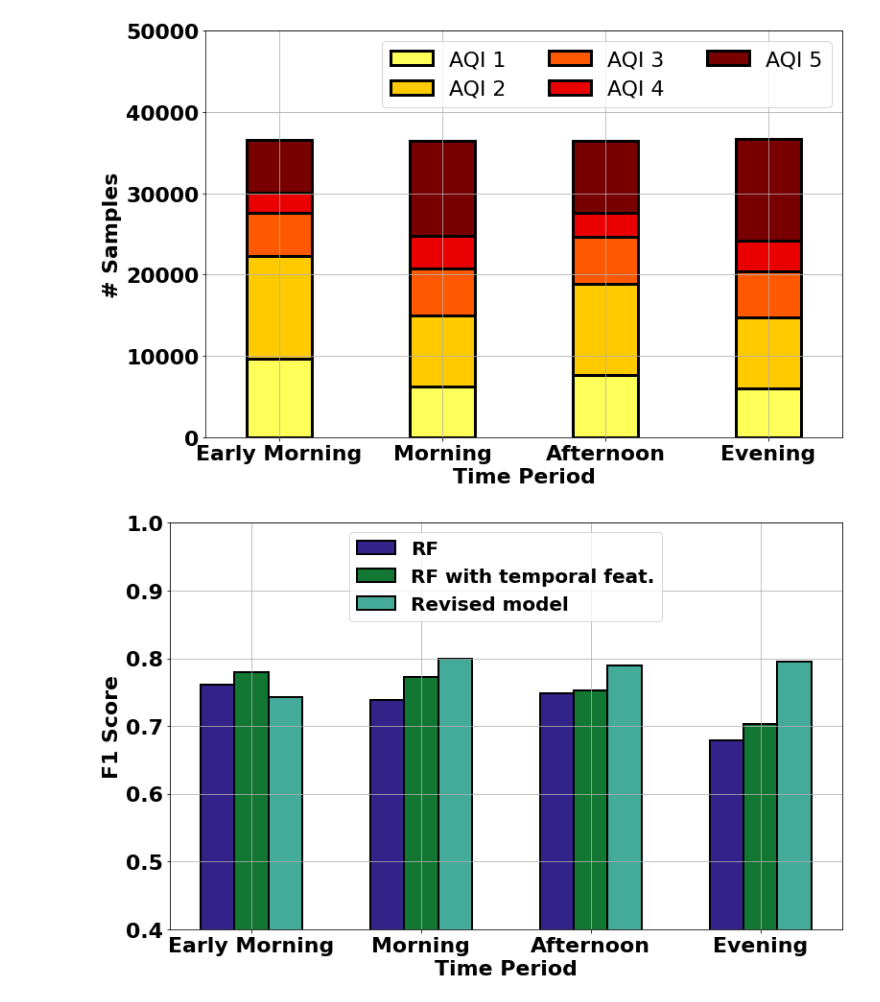
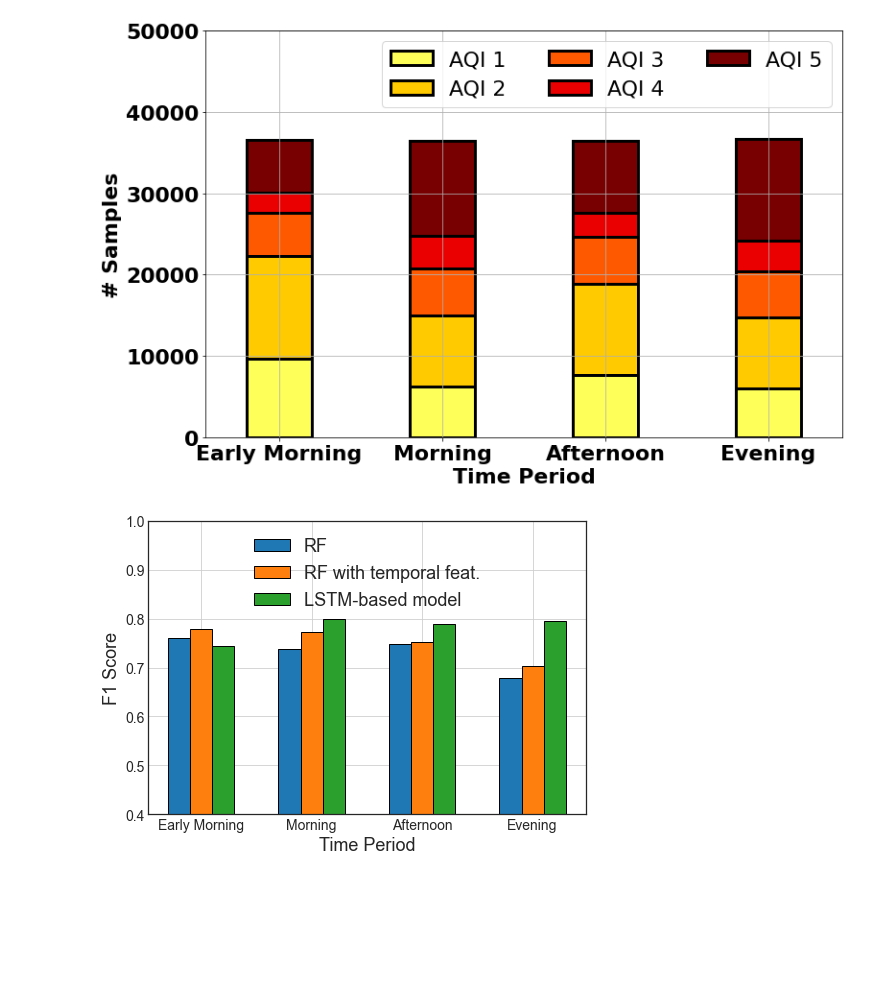
Before and after one commit to prasenjit52282/AQuaMoHo, a Jupyter notebook: plot.ipynb, the cells around one changed output. Saved outputs shown, nothing was run; the diff lists cells and outputs as text; code cells hidden in the pictures; blank space fills up the shorter version.

Commit message:
time zone performance plots are restyled

```diff
--- a/plot.ipynb
+++ b/plot.ipynb
@@ -564,8 +564,10 @@ from sklearn.metrics import f1_score,confusion_matrix
 import matplotlib.pyplot as plt
 from library.constants import *
 from IPython.display import clear_output
+import seaborn as sns
+plt.style.use('seaborn-white')
 
-color=["#332288","#117733","#44AA99","#88CCEE","#DDCC77","#CC6677"]
+color=sns.color_palette()#["#332288","#117733","#44AA99","#88CCEE","#DDCC77","#CC6677"]
 
 def cal_F1_score(model,index):
     y_true = model.y_test[index]
@@ -621,45 +623,45 @@ rnn_f1=calculate_timezone_perf(rnn)
 rf_f1=calculate_timezone_perf(rf)
 rf_old_f1=calculate_timezone_perf(rf_old)
 # %%
-fig, ax = plt.subplots(figsize=figsize)
+fig, ax = plt.subplots(figsize=(7,5))
 #RF OLD
 ax.bar(x=np.array([1,2,3,4])-0.2,height=rf_old_f1.values(),align='center', alpha=1, ecolor='k',
        capsize=10,color=color[0],
-       width=0.2,ec='k',linewidth=linewidth-2,
+       width=0.2,ec='k',linewidth=1,
        error_kw =dict(linestyle='-',linewidth=linewidth-1, color='black',markeredgewidth=linewidth-1),label="RF")
 
 #RF
 ax.bar(x=np.array([1,2,3,4]),height=rf_f1.values(),align='center', alpha=1, ecolor='k',
        capsize=10,color=color[1],
-       width=0.2,ec='k',linewidth=linewidth-2,#hatch='oo',
+       width=0.2,ec='k',linewidth=1,#hatch='oo',
        error_kw =dict(linestyle='-',linewidth=linewidth-1, color='black',markeredgewidth=linewidth-1),label="RF with temporal feat.")
 #RNN
 ax.bar(x=np.array([1,2,3,4])+0.2,height=rnn_f1.values(), #GP
        align='center', alpha=1, ecolor='k',
        capsize=10,color=color[2],
-       width=0.2,ec='k',linewidth=linewidth-2,#hatch='//',
-       error_kw =dict(linestyle='-',linewidth=linewidth-1, color='black',markeredgewidth=linewidth-1),label="Revised model")
+       width=0.2,ec='k',linewidth=1,#hatch='//',
+       error_kw =dict(linestyle='-',linewidth=linewidth-1, color='black',markeredgewidth=linewidth-1),label="LSTM-based model")
 
 ax.set_ylim(0.4,1.0)
 
-ax.set_xlabel("Time Period",fontsize=fontsize, fontweight='bold')
-ax.set_ylabel("F1 Score",fontsize=fontsize, fontweight='bold')
+ax.set_xlabel("Time Period",fontsize=18)
+ax.set_ylabel("F1 Score",fontsize=18)
 
 ax.set_xticks([1,2,3,4])
-ax.set_xticklabels(["Early Morning","Morning","Afternoon","Evening"],fontsize=fontsize, fontweight='bold')
-plt.yticks(fontsize=fontsize, fontweight='bold')
+ax.set_xticklabels(["Early Morning","Morning","Afternoon","Evening"],fontsize=14)
+plt.yticks(fontsize=14)
 
 #LEGEND######
 # plt.bar([1],[0],label='RF',color='white',ec='k')
 # plt.bar([1],[0],label='RF with temporal feat.',color='white',ec='k',hatch='oo')
 # plt.bar([1],[0],label='Revised model',color='white',ec='k',hatch='//')
-plt.legend(loc='upper center',prop=dict(size=fontsize-2,weight="bold"))
+plt.legend(loc='upper center',prop=dict(size=18))
 
 plt.tight_layout()
 plt.grid()
 fig.savefig("./logs/figs/dgp_tz_perf.png")
 # %% [output]
-[figure, old version]
+[figure, new version]
 # %%
 #Delhi
 city="Delhi"
```
Also changed, not shown: parts of 1 cell of this notebook, 2 other files.
